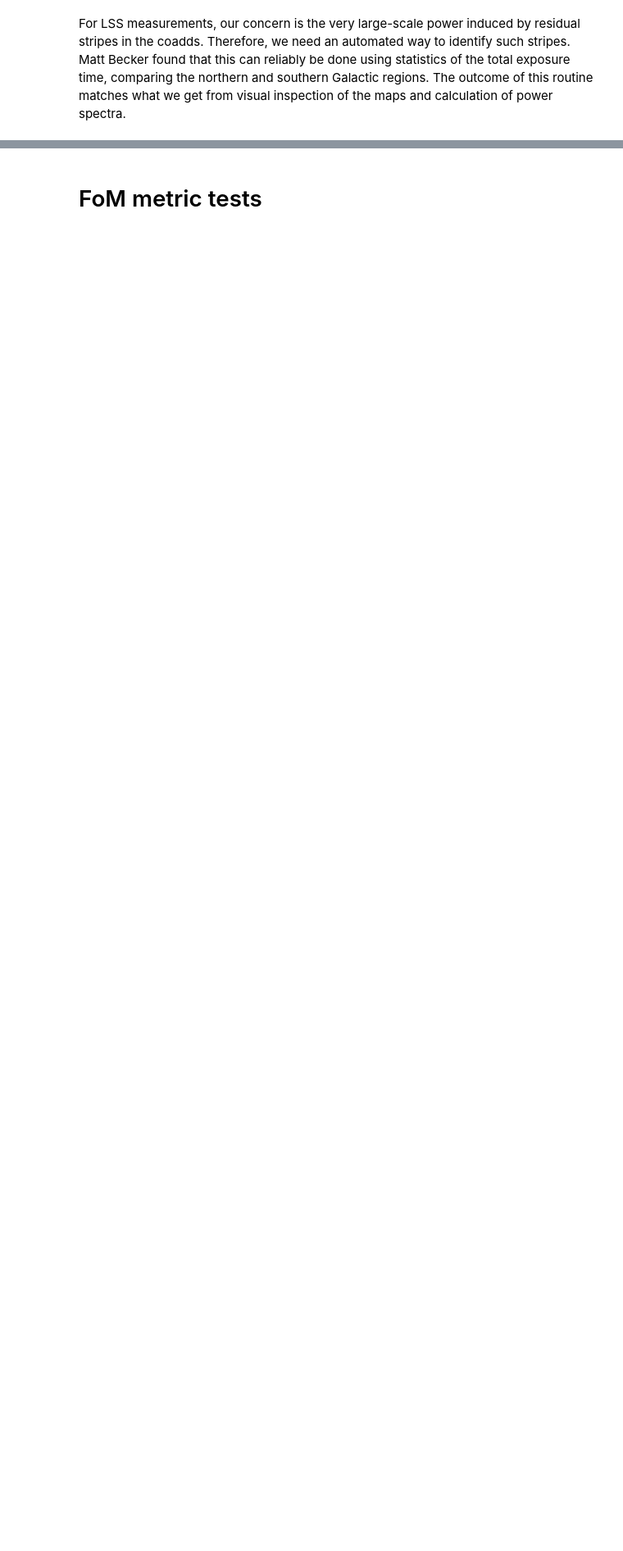
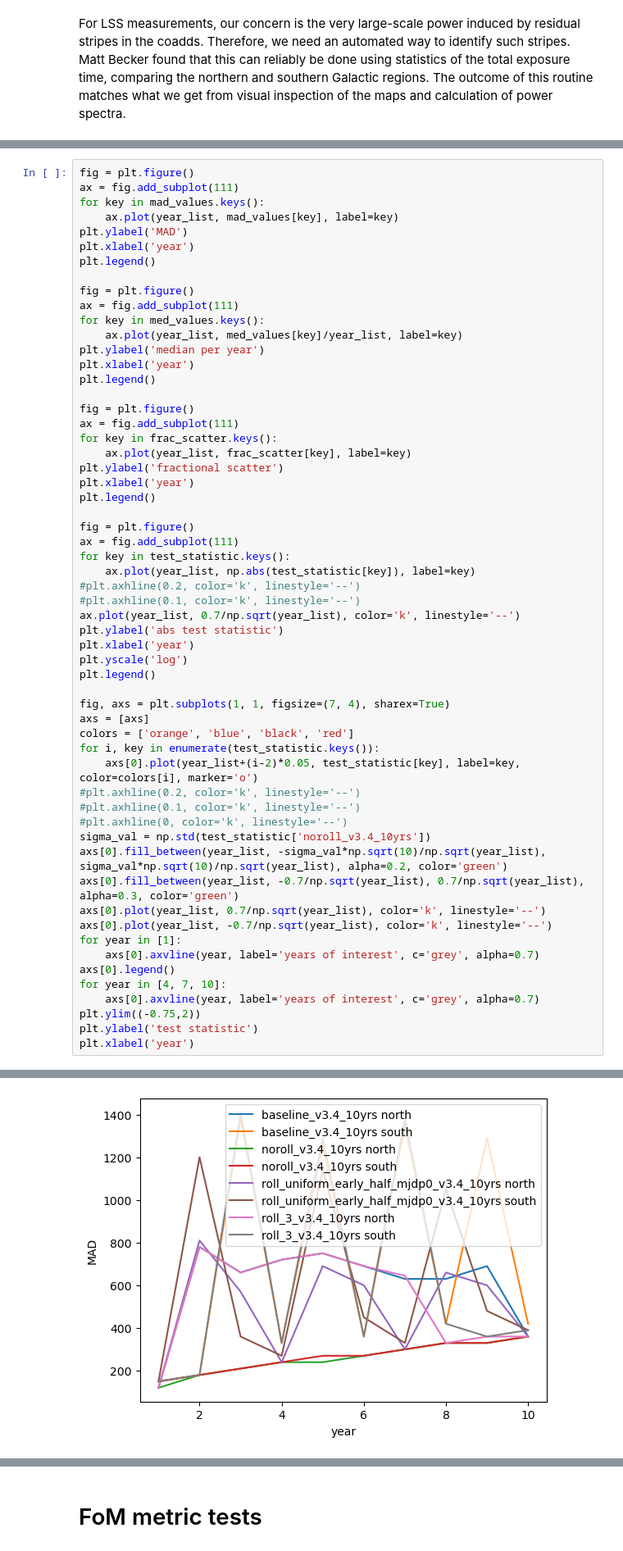
Before and after one commit to LSSTDESC/ObsStrat, a Jupyter notebook: code/meanz_uniformity/uniformareafom.ipynb, the cells around one changed output, grey strips where cells are left out. Shown: that part at 82% size. Saved outputs shown, nothing was run; the diff lists cells and outputs as text; blank space fills up the shorter version.

```diff
--- a/code/meanz_uniformity/uniformareafom.ipynb
+++ b/code/meanz_uniformity/uniformareafom.ipynb
@@ -151,0 +209,59 @@ def has_stripes(map, nside, threshold=0.1):
+# %%
+fig = plt.figure()
+ax = fig.add_subplot(111)
+for key in mad_values.keys():
+    ax.plot(year_list, mad_values[key], label=key)
+plt.ylabel('MAD')
+plt.xlabel('year')
+plt.legend()
+
+fig = plt.figure()
+ax = fig.add_subplot(111)
+for key in med_values.keys():
+    ax.plot(year_list, med_values[key]/year_list, label=key)
+plt.ylabel('median per year')
+plt.xlabel('year')
+plt.legend()
+
+fig = plt.figure()
+ax = fig.add_subplot(111)
+for key in frac_scatter.keys():
+    ax.plot(year_list, frac_scatter[key], label=key)
+plt.ylabel('fractional scatter')
+plt.xlabel('year')
+plt.legend()
+
+fig = plt.figure()
+ax = fig.add_subplot(111)
+for key in test_statistic.keys():
+    ax.plot(year_list, np.abs(test_statistic[key]), label=key)
+#plt.axhline(0.2, color='k', linestyle='--')
+#plt.axhline(0.1, color='k', linestyle='--')
+ax.plot(year_list, 0.7/np.sqrt(year_list), color='k', linestyle='--')
+plt.ylabel('abs test statistic')
+plt.xlabel('year')
+plt.yscale('log')
+plt.legend()
+
+fig, axs = plt.subplots(1, 1, figsize=(7, 4), sharex=True)
+axs = [axs]
+colors = ['orange', 'blue', 'black', 'red']
+for i, key in enumerate(test_statistic.keys()):
+    axs[0].plot(year_list+(i-2)*0.05, test_statistic[key], label=key, color=colors[i], marker='o')
+#plt.axhline(0.2, color='k', linestyle='--')
+#plt.axhline(0.1, color='k', linestyle='--')
+#plt.axhline(0, color='k', linestyle='--')
+sigma_val = np.std(test_statistic['noroll_v3.4_10yrs'])
+axs[0].fill_between(year_list, -sigma_val*np.sqrt(10)/np.sqrt(year_list), sigma_val*np.sqrt(10)/np.sqrt(year_list), alpha=0.2, color='green')
+axs[0].fill_between(year_list, -0.7/np.sqrt(year_list), 0.7/np.sqrt(year_list), alpha=0.3, color='green')
+axs[0].plot(year_list, 0.7/np.sqrt(year_list), color='k', linestyle='--')
+axs[0].plot(year_list, -0.7/np.sqrt(year_list), color='k', linestyle='--')
+for year in [1]:
+    axs[0].axvline(year, label='years of interest', c='grey', alpha=0.7)
+axs[0].legend()
+for year in [4, 7, 10]:
+    axs[0].axvline(year, label='years of interest', c='grey', alpha=0.7)
+plt.ylim((-0.75,2))
+plt.ylabel('test statistic')
+plt.xlabel('year')
+# %% [output]
@@ -151,0 +269 @@ def has_stripes(map, nside, threshold=0.1):
+[figure, added]
```
Also changed, not shown: parts of 16 cells of this notebook, 1 other file.
